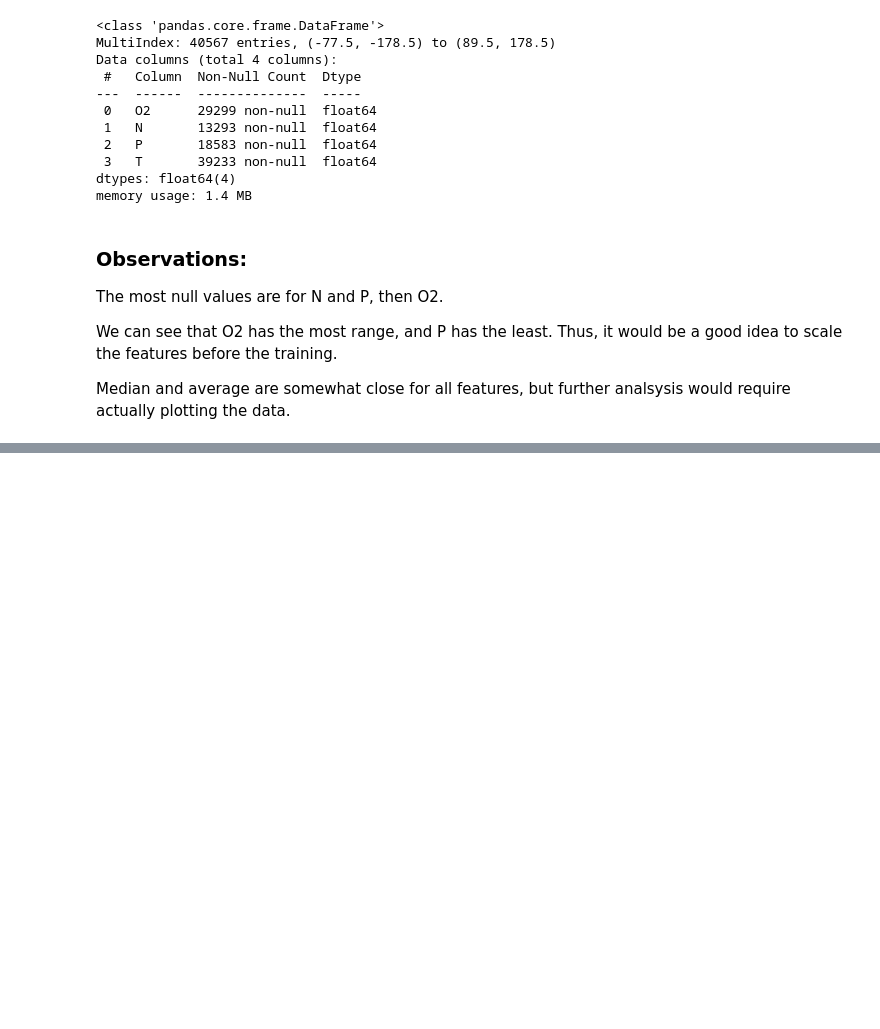
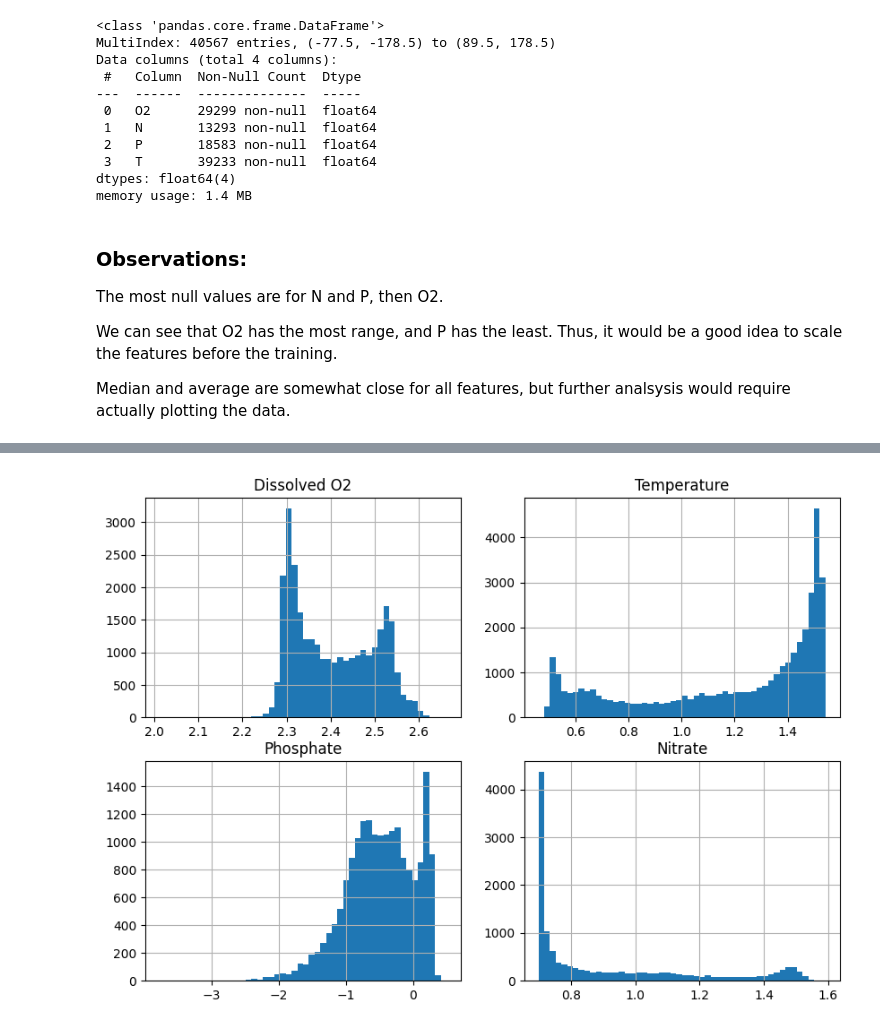
Before and after one commit to systemsecologygroup/N2-fixers-in-the-ocean, a Jupyter notebook: obs_env.ipynb, the cells around one changed output, grey strips where cells are left out. Saved outputs shown, nothing was run; the diff lists cells and outputs as text; code cells hidden in the pictures; blank space fills up the shorter version.

```diff
--- a/obs_env.ipynb
+++ b/obs_env.ipynb
@@ -213,0 +233,24 @@ Median and average are somewhat close for all features, but further analsysis wo
+# %%
+#Here we take a logarithm of each one of them to make sure
+figure, axis = plt.subplots(2, 2, figsize = (10,7))
+map_plot_data2 = {
+    "O2": ("Dissolved O2", (0,0)),
+    "T": ("Temperature", (0,1)),
+    "P": ("Phosphate", (1,0)),
+    "N": ("Nitrate", (1,1))
+}
+#instead of just plotting the initial data we plot the logarithm while keeping track of values around 0
+for feat, feat_data in map_plot_data2.items():
+    title = feat_data[0]
+    x,y = feat_data[1][0], feat_data[1][1]
+    vals_skewed = env_data[feat]
+    #this is needed to make sure that the distributions that have negative values or a lot of values close to 0 are positive
+    if(feat in ["T","N"]):
+        vals_skewed = np.add(env_data[feat],5)
+    log_vals = np.log10(vals_skewed[vals_skewed>0])
+    log_vals.hist(bins=50,ax=axis[x,y])
+    axis[x,y].set_title(title)
+
+plt.show()
+# %% [output]
+[figure, added]
```
Also changed, not shown: parts of 2 cells of this notebook.
